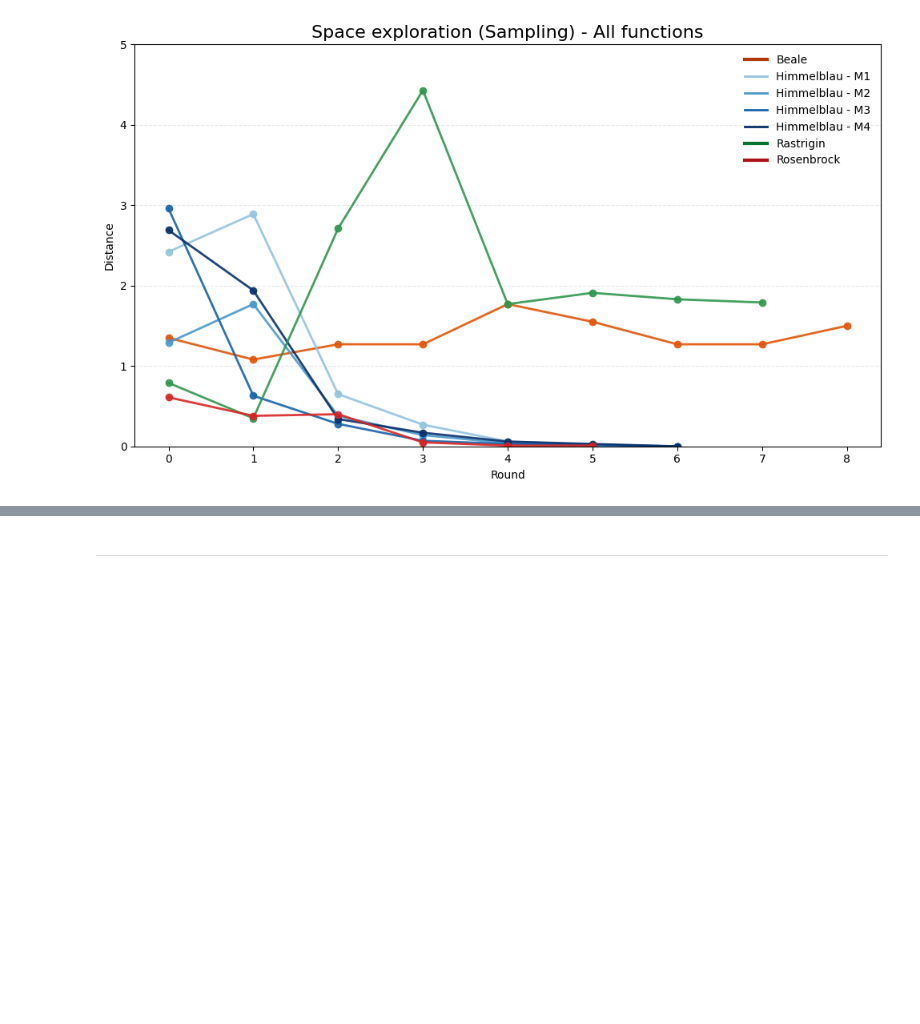
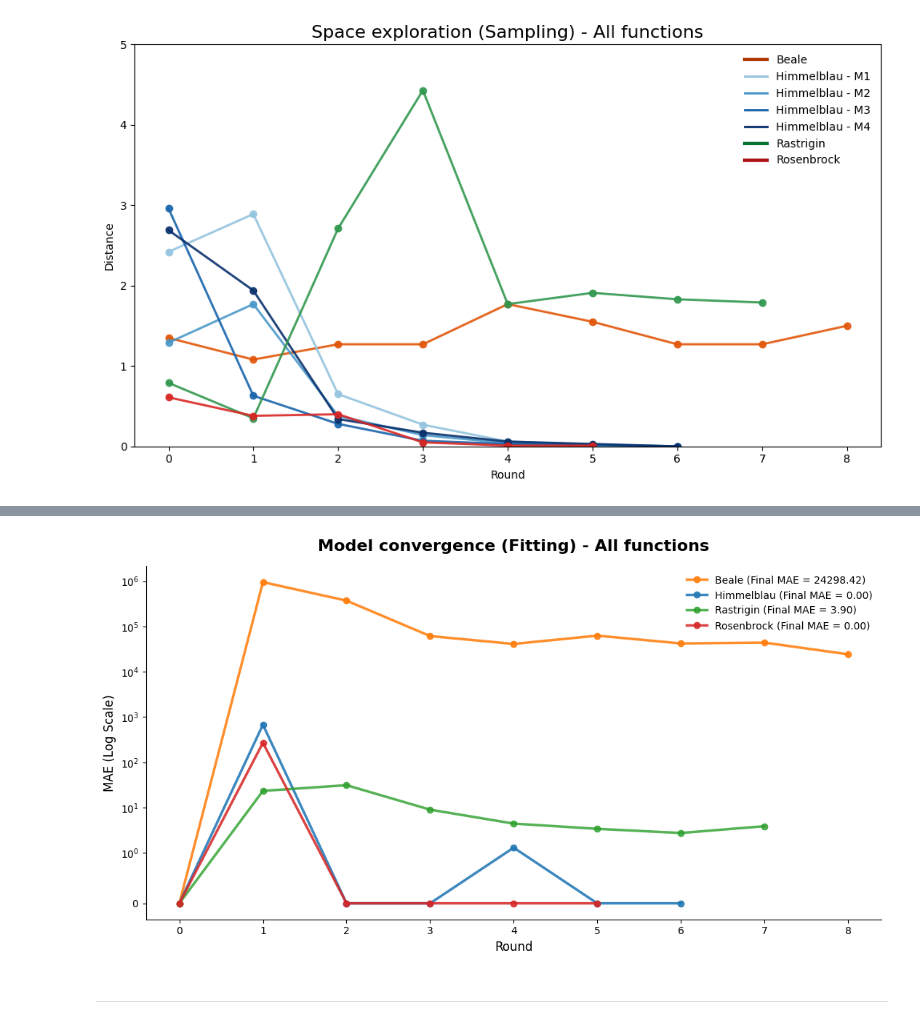
Before and after one commit to emma-reig/TFM_MuBiB_Emma-Reig, a Jupyter notebook: Design_Expert/Mathematical_functions/Analysis_Design-Expert.ipynb, the cells around one changed output, grey strips where cells are left out. Cells and saved outputs as stored; diff of their text form; code cells hidden in the pictures; blank space fills up the shorter version.

```diff
--- a/Design_Expert/Mathematical_functions/Analysis_Design-Expert.ipynb
+++ b/Design_Expert/Mathematical_functions/Analysis_Design-Expert.ipynb
@@ -614,2 +468,57 @@ plot_fitting_all(final_table)
+# %%
+def plot_fitting_all(final_table):
+
+    final_table['Round'] = pd.to_numeric(final_table['Round'], errors='coerce')
+    functions = final_table['Function'].unique()
+
+    colors = {
+        "Rosenbrock": "#d62727dc",
+        "Rastrigin": "#2ca02cce",
+        "Himmelblau": "#1f76b4dd",
+        "Beale": "#ff7e0edf"
+    }
+
+    fig, ax = plt.subplots(figsize=(11, 6))
+
+    for func in functions:
+        df = final_table[final_table['Function'] == func].copy()
+        df = df.sort_values('Round')
+
+        final_mae = df['MAE'].iloc[-1]
+
+        ax.plot(
+            df['Round'],
+            df['MAE'],
+            marker='o',
+            markersize=6,
+            linewidth=2.5,
+            color=colors.get(func, None),
+            label=f"{func} (Final MAE = {final_mae:.2f})"
+        )
+
+    ax.set_title('Model convergence (Fitting) - All functions', fontsize=16, fontweight='bold', pad=15)
+    ax.set_xlabel('Round', fontsize=12)
+    ax.set_ylabel('MAE (Log Scale)', fontsize=12)
+
+
+    ax.set_yscale('symlog', linthresh=1.0)
+
+    rounds = sorted(final_table['Round'].dropna().unique())
+    ax.set_xticks(rounds)
+
+    # Estilo visual moderno e institucional
+    ax.spines['top'].set_visible(False)
+    ax.spines['right'].set_visible(False)
+    #ax.grid(True, which="both", linestyle='--', alpha=0.4)
+
+    ax.legend(frameon=True, facecolor='white', edgecolor='none', fontsize=10, loc='best')
+
+    plt.tight_layout()
+    plt.savefig("Fitting_ALL.png", dpi=300)
+    plt.show()
+    plt.close()
+plot_fitting_all(final_table)
+# %% [output]
+[figure, added]
 # %% [markdown]
 ----------------------------------------------------------------
```
Also changed, not shown: parts of 9 cells of this notebook, 26 other files.
